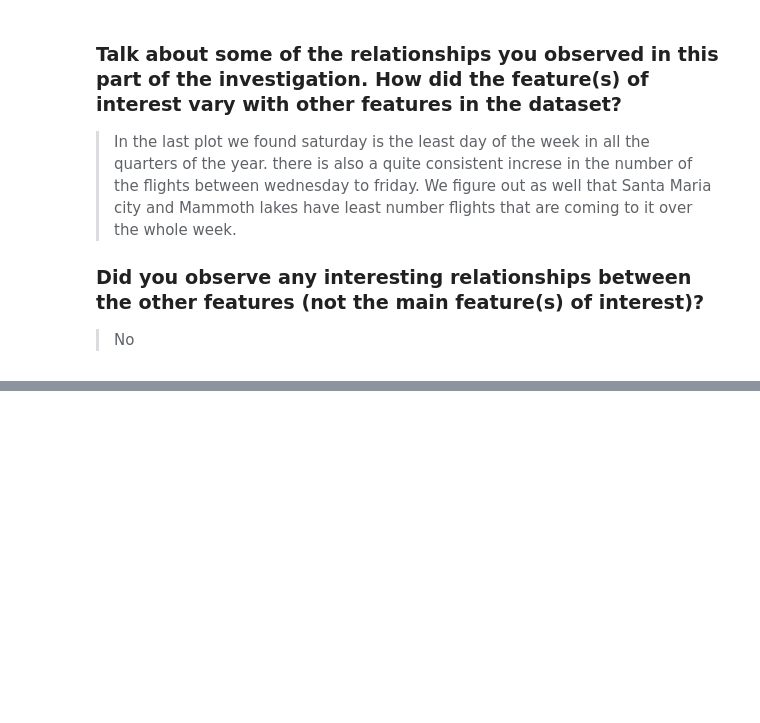
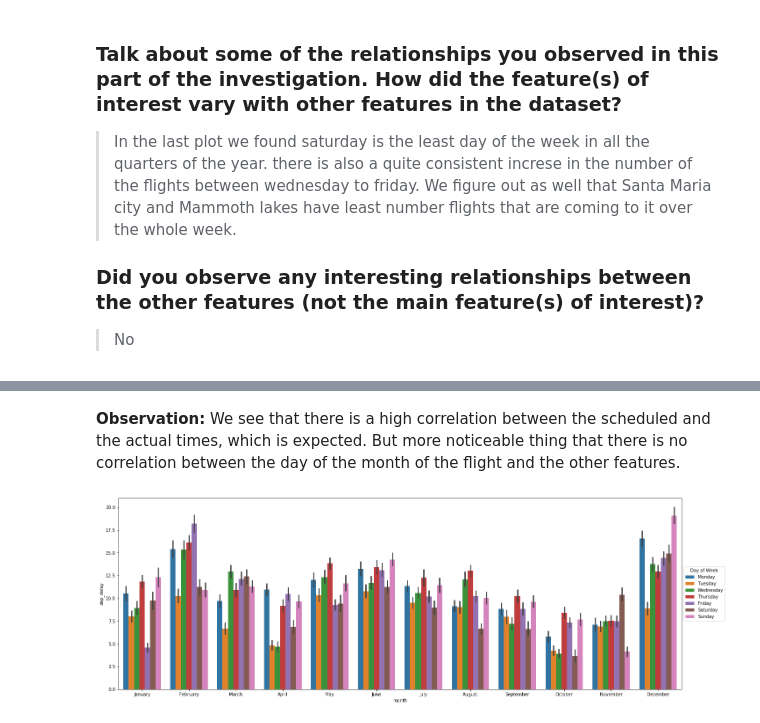
Before and after one commit to Faisal-AlDhuwayhi/Communicate-Data-Findings, a Jupyter notebook: exploration_template.ipynb, the cells around one changed output, grey strips where cells are left out. Saved outputs shown, nothing was run; the diff lists cells and outputs as text; code cells hidden in the pictures; blank space fills up the shorter version.

```diff
--- a/exploration_template.ipynb
+++ b/exploration_template.ipynb
@@ -450,0 +455,9 @@ your work in the previous sections.
+# %% [markdown]
+**Observation:** We see that there is a high correlation between the scheduled and the actual times, which is expected. But more noticeable thing that there is no correlation between the day of the month of the flight and the other features.
+# %%
+# Adapted clustered bar chart
+plt.figure(figsize=[23,8])
+ax = sb.barplot(data = flights_master, x = 'month', y = 'dep_delay', hue = 'day_of_week')
+ax.legend(loc='center left', bbox_to_anchor=(1, 0.5), title = 'Day of Week');
+# %% [output]
+[figure, added]
```
Also changed, not shown: parts of 8 cells of this notebook.
